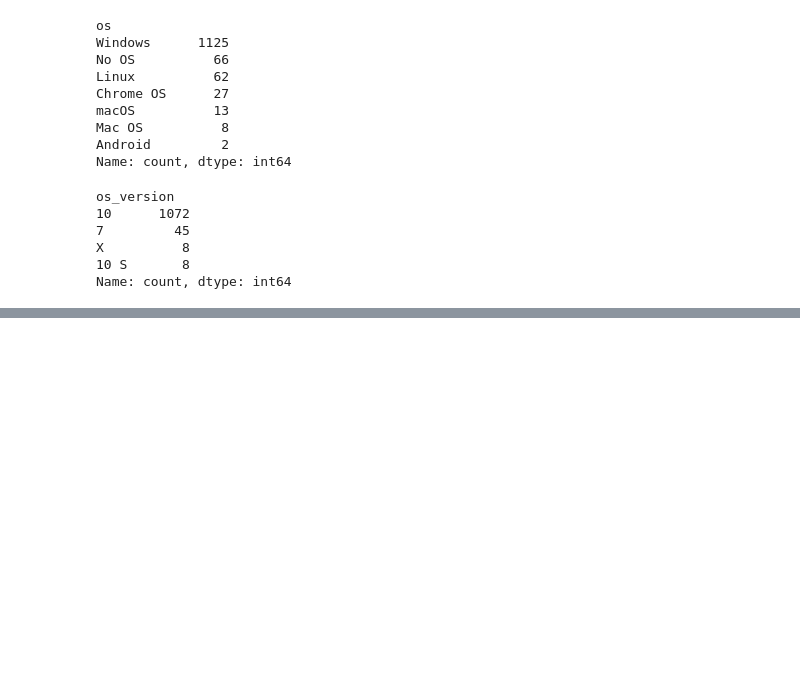
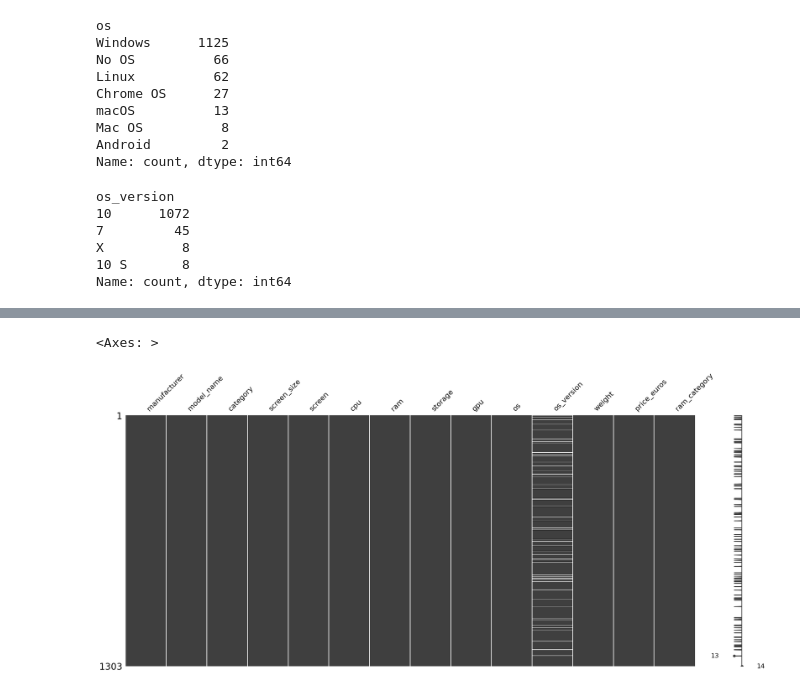
Before and after one commit to ChiragAgrawal12/Project_AU, a Jupyter notebook: Pandas/Laptop.ipynb, the cells around one changed output, grey strips where cells are left out. Cells and saved outputs as stored; diff of their text form; code cells hidden in the pictures; blank space fills up the shorter version.

Commit message:
Missing values and matching patterns

```diff
--- a/Pandas/Laptop.ipynb
+++ b/Pandas/Laptop.ipynb
@@ -304,8 +304,8 @@ X          8
 10 S       8
 Name: count, dtype: int64
 # %%
-df.loc[df['os']=='macOS','os_version']='OS X'  # Boolean mask for rows where 'os' is 'macOS'
-df.loc[df['os']=='Linux','os_version']='OS Y'  # Boolean mask for rows where 'os' is 'macOS'
+df.loc[df['os']=='macOS','os_version']='X'  # Boolean mask for rows where 'os' is 'macOS'
+df.loc[df['os']=='Linux','os_version']='Y'  # Boolean mask for rows where 'os' is 'macOS'
 df['os_version'].value_counts()
 # %% [output]
 os_version
@@ -318,0 +330,3 @@ Name: count, dtype: int64
+# %%
+df['weight']=df['weight'].str.replace('kg','').str.replace('s','').astype('float')   # Clean and convert 'weight' to float
+df['weight'].unique()
@@ -318,0 +365,8 @@ Name: count, dtype: int64
+# %%
+def ram_category(x):                                       # apply(function_name, args=(tuple of arguments)) Ex: df['ram'].apply(ram_category,args=(3,))
+    if x>=8:
+        return "Good"
+    else:
+        return "Average"
+df['ram_category']=df['ram'].apply(ram_category)          # Apply 'ram_category' function to 'ram' column
+df['ram_category'].value_counts()                         # Count of 'Good' and 'Average' values in 'ram_category' column
@@ -318,0 +538,6 @@ Name: count, dtype: int64
+# %%
+import missingno as mno
+mno.matrix(df)
+# %% [output]
+<Axes: >
+[figure, added]
```
Also changed, not shown: parts of 18 cells of this notebook, 1 other file.
